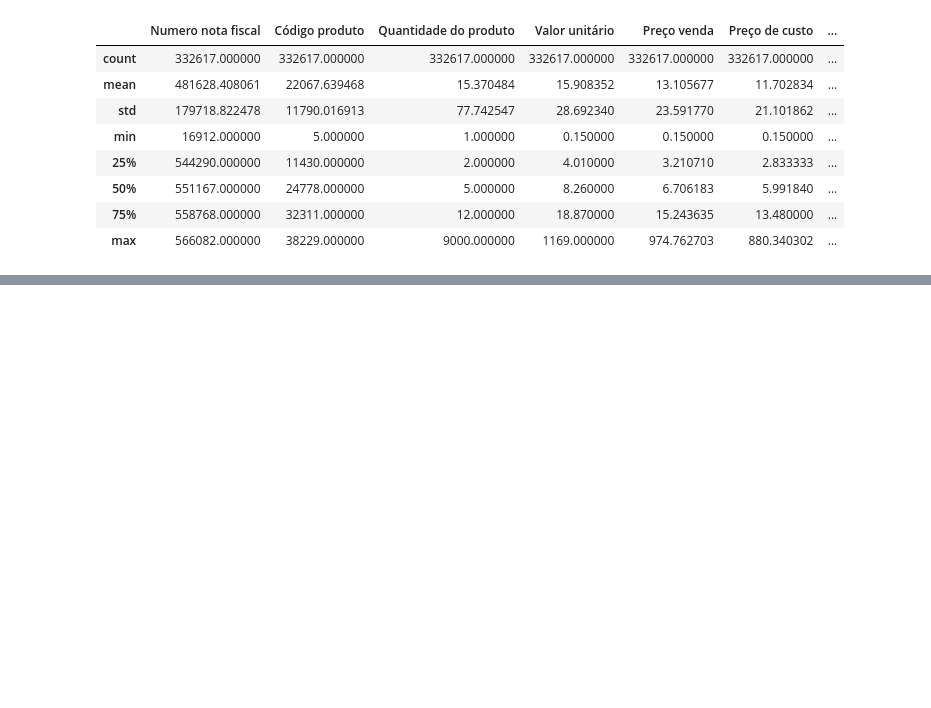
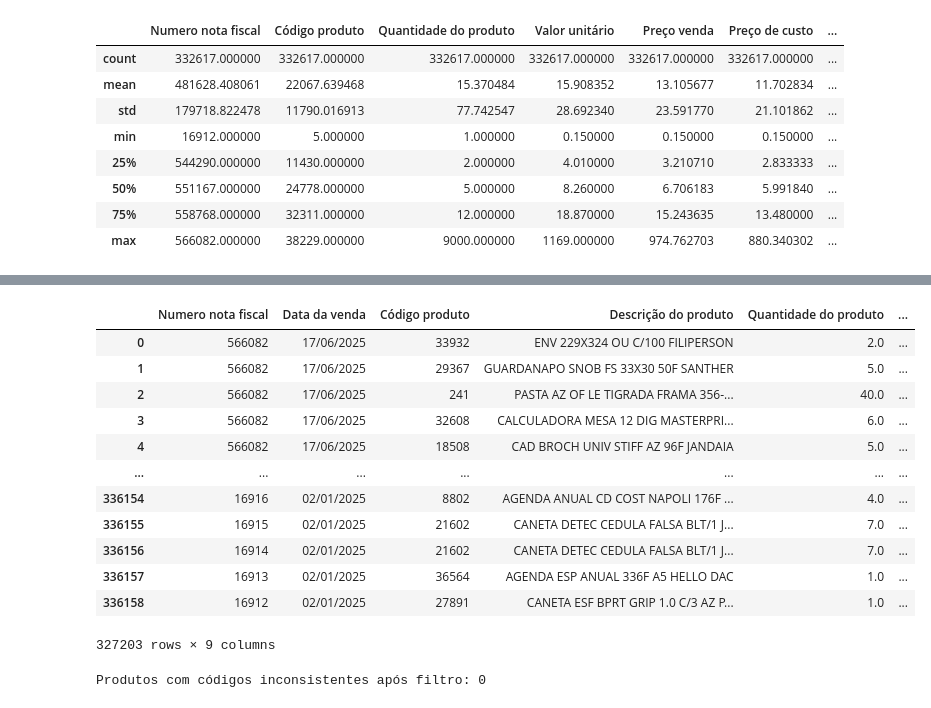
Before and after one commit to PauloQuirinoMN/Sistema-de-Recomendacao-e-Cross-selling, a Jupyter notebook: notas.ipynb, the cells around one changed output, grey strips where cells are left out. Saved outputs shown, nothing was run; the diff lists cells and outputs as text; code cells hidden in the pictures; blank space fills up the shorter version.

Commit message:
base nota limpa

```diff
--- a/notas.ipynb
+++ b/notas.ipynb
@@ -173,0 +210,6 @@ base_vendas_limpas.describe()
+# %%
+# Verificar produtos com múltiplas descrições
+descricoes_duplicadas = base_vendas_limpas.groupby('Descrição do produto')['Código produto'].nunique()
+problemas = descricoes_duplicadas[descricoes_duplicadas > 1]
+print(f"Produtos com códigos inconsistentes: {len(problemas)}")
+print(problemas.head())
@@ -173,0 +225,28 @@ base_vendas_limpas.describe()
+# %%
+descricoes_problematicas = problemas.index.tolist()
+# Filtrar a base para manter apenas produtos que NÃO estão na lista problemática
+base_vendas_limpas = base_vendas_limpas[~base_vendas_limpas['Descrição do produto'].isin(descricoes_problematicas)]
+# %%
+base_vendas_limpas
+# %% [output]
+|  | Numero nota fiscal | Data da venda | Código produto | Descrição do produto | Quantidade do produto | ... |
+| 0 | 566082 | 17/06/2025 | 33932 | ENV 229X324 OU C/100 FILIPERSON | 2.0 | ... |
+| 1 | 566082 | 17/06/2025 | 29367 | GUARDANAPO SNOB FS 33X30 50F SANTHER | 5.0 | ... |
+| 2 | 566082 | 17/06/2025 | 241 | PASTA AZ OF LE TIGRADA FRAMA 356-... | 40.0 | ... |
+| 3 | 566082 | 17/06/2025 | 32608 | CALCULADORA MESA 12 DIG MASTERPRI... | 6.0 | ... |
+| 4 | 566082 | 17/06/2025 | 18508 | CAD BROCH UNIV STIFF AZ 96F JANDAIA | 5.0 | ... |
+| ... | ... | ... | ... | ... | ... | ... |
+| 336154 | 16916 | 02/01/2025 | 8802 | AGENDA ANUAL CD COST NAPOLI 176F ... | 4.0 | ... |
+| 336155 | 16915 | 02/01/2025 | 21602 | CANETA DETEC CEDULA FALSA BLT/1 J... | 7.0 | ... |
+| 336156 | 16914 | 02/01/2025 | 21602 | CANETA DETEC CEDULA FALSA BLT/1 J... | 7.0 | ... |
+| 336157 | 16913 | 02/01/2025 | 36564 | AGENDA ESP ANUAL 336F A5 HELLO DAC | 1.0 | ... |
+| 336158 | 16912 | 02/01/2025 | 27891 | CANETA ESF BPRT GRIP 1.0 C/3 AZ P... | 1.0 | ... |
+327203 rows × 9 columns
+# %%
+# Verificar se ainda há problemas
+descricoes_duplicadas = base_vendas_limpas.groupby('Descrição do produto')['Código produto'].nunique()
+problemas_restantes = descricoes_duplicadas[descricoes_duplicadas > 1]
+
+print(f"Produtos com códigos inconsistentes após filtro: {len(problemas_restantes)}")
+# %% [output]
+Produtos com códigos inconsistentes após filtro: 0
```
Also changed, not shown: parts of 8 cells of this notebook, 3 other files.
